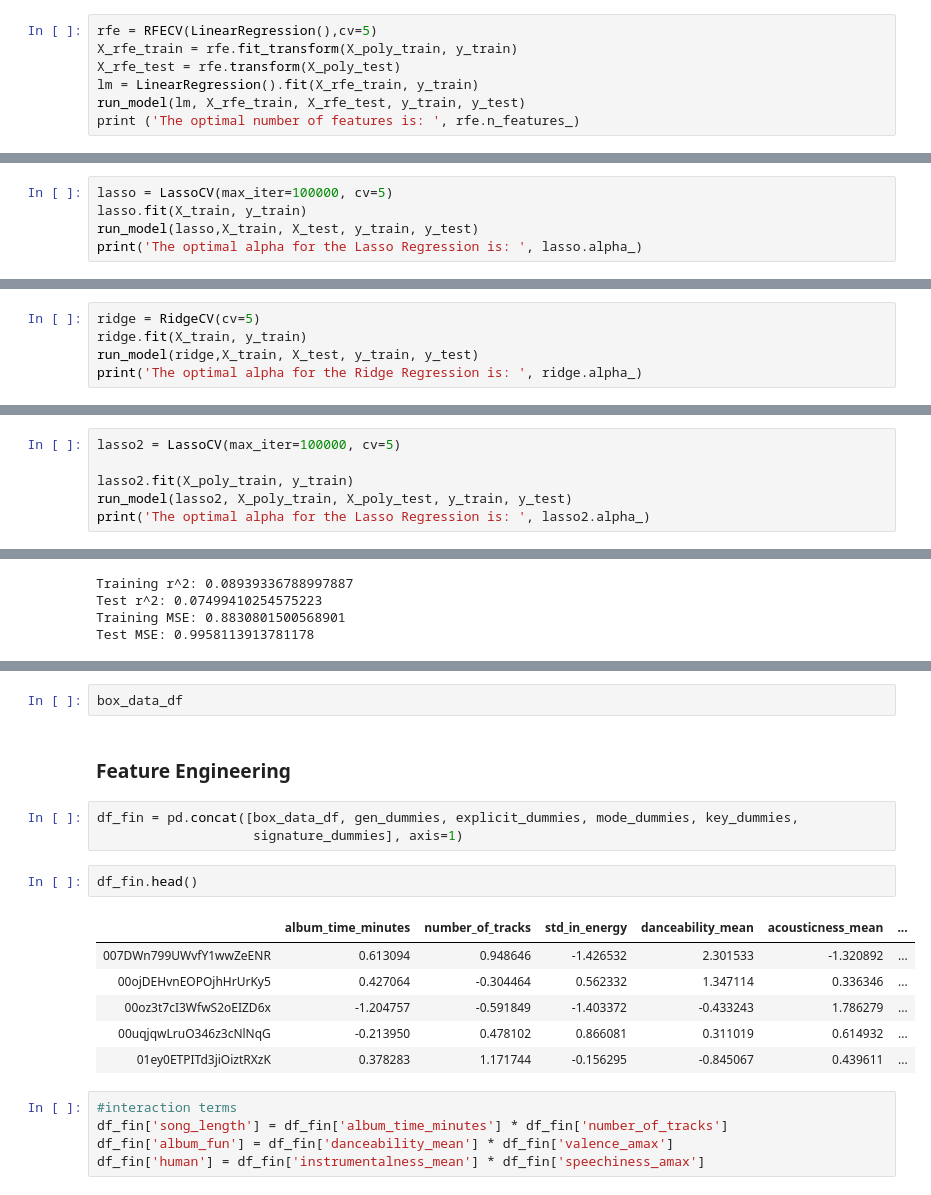
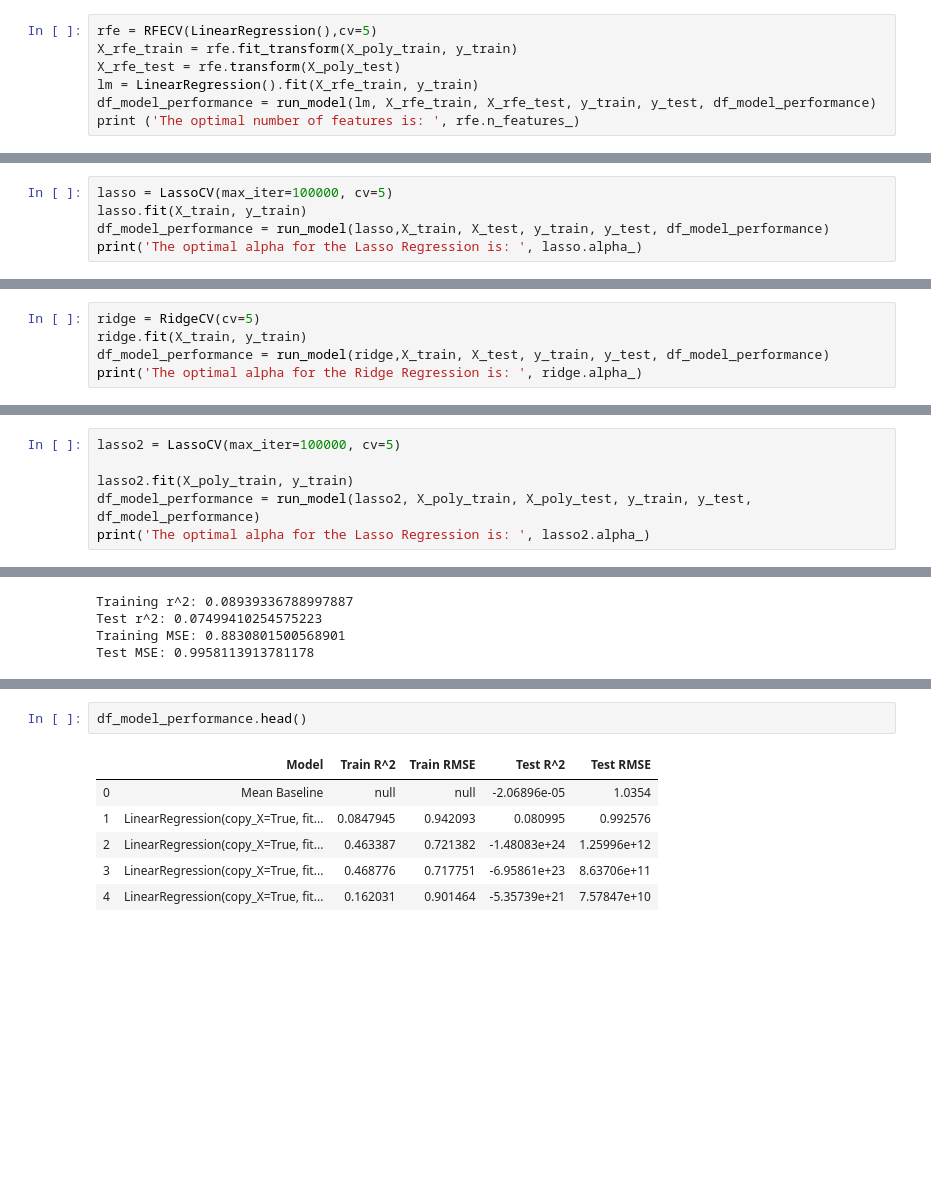
Before and after one commit to bpbull/virtual_vinyl_critic, a Jupyter notebook: modeling.ipynb, the cells around one changed output, grey strips where cells are left out. Drawn from its saved outputs; the diff is of its cells as text; blank space fills up the shorter version.

```diff
--- a/modeling.ipynb
+++ b/modeling.ipynb
@@ -293,6 +343,6 @@ rfe = RFECV(LinearRegression(),cv=5)
 X_rfe_train = rfe.fit_transform(X_poly_train, y_train)
 X_rfe_test = rfe.transform(X_poly_test)
 lm = LinearRegression().fit(X_rfe_train, y_train)
-run_model(lm, X_rfe_train, X_rfe_test, y_train, y_test)
+df_model_performance = run_model(lm, X_rfe_train, X_rfe_test, y_train, y_test, df_model_performance)
 print ('The optimal number of features is: ', rfe.n_features_)
 # %% [output]
@@ -307,6 +357,6 @@ The optimal number of features is:  7
 # %%
 lasso = LassoCV(max_iter=100000, cv=5)
 lasso.fit(X_train, y_train)
-run_model(lasso,X_train, X_test, y_train, y_test)
+df_model_performance = run_model(lasso,X_train, X_test, y_train, y_test, df_model_performance)
 print('The optimal alpha for the Lasso Regression is: ', lasso.alpha_)
 # %% [output]
@@ -321,6 +371,6 @@ The optimal alpha for the Lasso Regression is:  0.009061662613772491
 # %%
 ridge = RidgeCV(cv=5)
 ridge.fit(X_train, y_train)
-run_model(ridge,X_train, X_test, y_train, y_test)
+df_model_performance = run_model(ridge,X_train, X_test, y_train, y_test, df_model_performance)
 print('The optimal alpha for the Ridge Regression is: ', ridge.alpha_)
 # %% [output]
@@ -336,6 +386,6 @@ The optimal alpha for the Ridge Regression is:  10.0
 lasso2 = LassoCV(max_iter=100000, cv=5)
 
 lasso2.fit(X_poly_train, y_train)
-run_model(lasso2, X_poly_train, X_poly_test, y_train, y_test)
+df_model_performance = run_model(lasso2, X_poly_train, X_poly_test, y_train, y_test, df_model_performance)
 print('The optimal alpha for the Lasso Regression is: ', lasso2.alpha_)
 # %% [output]
@@ -502,21 +473,9 @@ for triaxis in axes:
-# %%
-box_data_df
-# %% [markdown]
-### Feature Engineering
-# %%
-df_fin = pd.concat([box_data_df, gen_dummies, explicit_dummies, mode_dummies, key_dummies,
-                    signature_dummies], axis=1)
 # %%
-df_fin.head()
+df_model_performance.head()
 # %% [output]
-|  | album_time_minutes | number_of_tracks | std_in_energy | danceability_mean | acousticness_mean | ... |
-| 007DWn799UWvfY1wwZeENR | 0.613094 | 0.948646 | -1.426532 | 2.301533 | -1.320892 | ... |
-| 00ojDEHvnEOPOjhHrUrKy5 | 0.427064 | -0.304464 | 0.562332 | 1.347114 | 0.336346 | ... |
-| 00oz3t7cI3WfwS2oEIZD6x | -1.204757 | -0.591849 | -1.403372 | -0.433243 | 1.786279 | ... |
-| 00uqjqwLruO346z3cNlNqG | -0.213950 | 0.478102 | 0.866081 | 0.311019 | 0.614932 | ... |
-| 01ey0ETPITd3jiOiztRXzK | 0.378283 | 1.171744 | -0.156295 | -0.845067 | 0.439611 | ... |
+|  | Model | Train R^2 | Train RMSE | Test R^2 | Test RMSE |
+| 0 | Mean Baseline | null | null | -2.06896e-05 | 1.0354 |
+| 1 | LinearRegression(copy_X=True, fit... | 0.0847945 | 0.942093 | 0.080995 | 0.992576 |
+| 2 | LinearRegression(copy_X=True, fit... | 0.463387 | 0.721382 | -1.48083e+24 | 1.25996e+12 |
+| 3 | LinearRegression(copy_X=True, fit... | 0.468776 | 0.717751 | -6.95861e+23 | 8.63706e+11 |
+| 4 | LinearRegression(copy_X=True, fit... | 0.162031 | 0.901464 | -5.35739e+21 | 7.57847e+10 |
-# %%
-#interaction terms
-df_fin['song_length'] = df_fin['album_time_minutes'] * df_fin['number_of_tracks']
-df_fin['album_fun'] = df_fin['danceability_mean'] * df_fin['valence_amax']
-df_fin['human'] = df_fin['instrumentalness_mean'] * df_fin['speechiness_amax']
```
Also changed, not shown: parts of 59 cells of this notebook.
